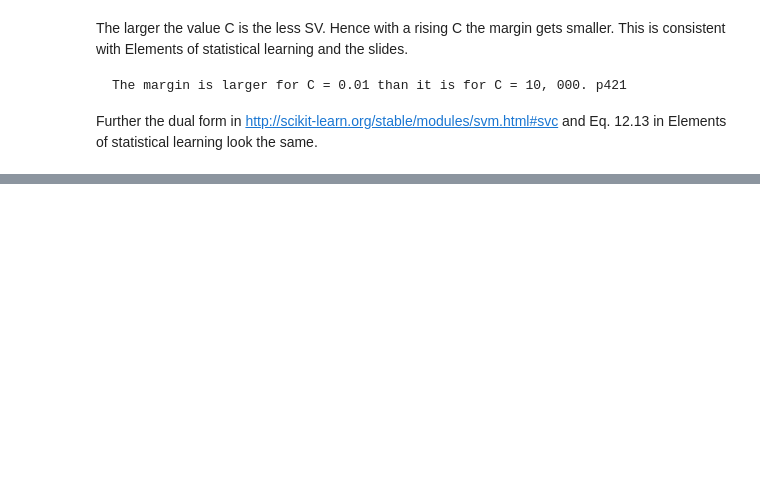
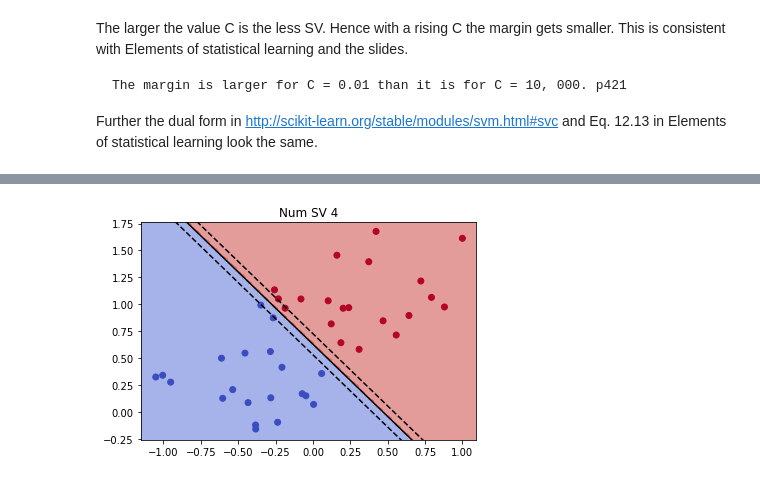
Before and after one commit to oduerr/ml-playground, a Jupyter notebook: python/SVM/SVM_Linear_Meaning_C.ipynb, the cells around one changed output, grey strips where cells are left out. Drawn from its saved outputs; the diff is of its cells as text; code cells hidden in the pictures; blank space fills up the shorter version.

```diff
--- a/python/SVM/SVM_Linear_Meaning_C.ipynb
+++ b/python/SVM/SVM_Linear_Meaning_C.ipynb
@@ -50,0 +95,15 @@ In the R example we also talks about a parameter `cost` which is same as the C a
+# %%
+from ipywidgets import *
+
+def plot_func(C):
+    X,y = get_random_data(1)
+    clf = svm.SVC(kernel='linear', C=C)
+    clf.fit(X=X, y=y)
+    plot_preds(clf, X, y)
+
+interact(plot_func,
+         C=(0.1,150,0.5)
+         #out=FloatSlider(value=1, min=-3, max=3, step=0.5)
+        )
+# %% [output]
+[figure, added]
```
Also changed, not shown: parts of 6 cells of this notebook, 1 other file.
